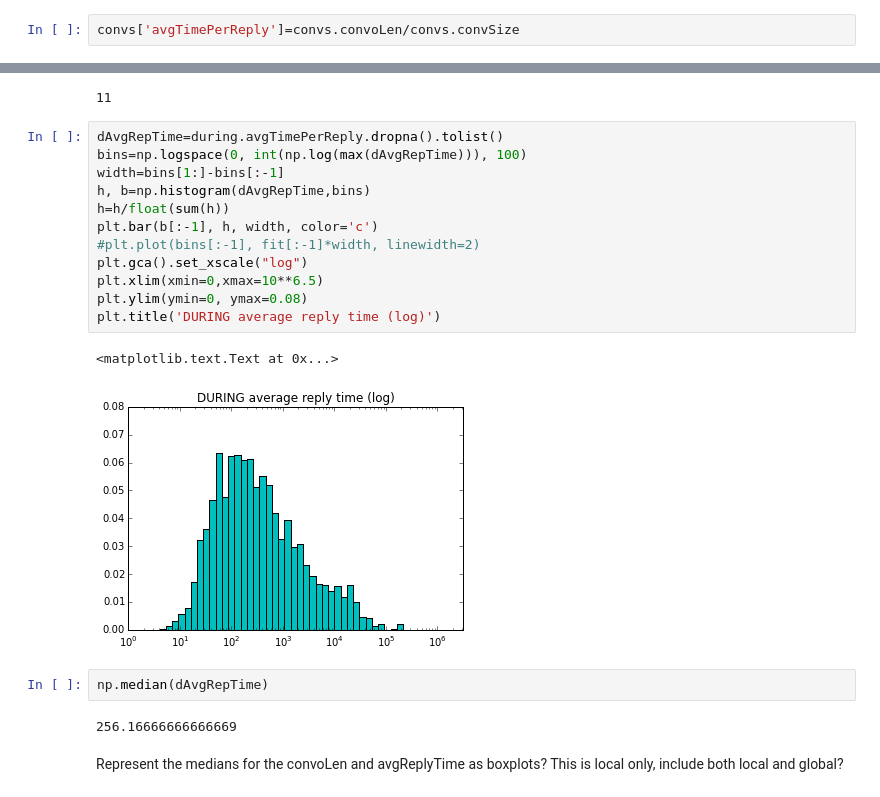
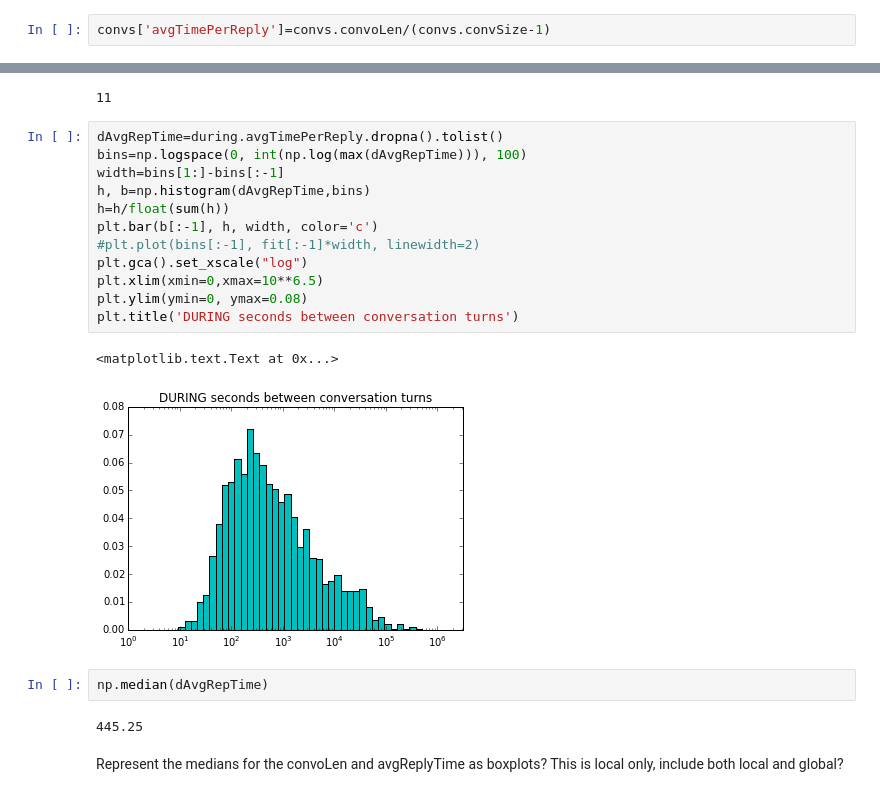
Before and after one commit to marinkala/ReplyNetworks, a Jupyter notebook: bbConversationAnalysis.ipynb, the cells around one changed output, grey strips where cells are left out. Cells and saved outputs as stored; diff of their text form.

```diff
--- a/bbConversationAnalysis.ipynb
+++ b/bbConversationAnalysis.ipynb
@@ -60,2 +62,2 @@ max(convs.userSetLen)
 # %%
-convs['avgTimePerReply']=convs.convoLen/convs.convSize
+convs['avgTimePerReply']=convs.convoLen/(convs.convSize-1)
@@ -222,22 +226,22 @@ max(during.userSetLen)
 # %%
 dAvgRepTime=during.avgTimePerReply.dropna().tolist()
 bins=np.logspace(0, int(np.log(max(dAvgRepTime))), 100)
 width=bins[1:]-bins[:-1]
 h, b=np.histogram(dAvgRepTime,bins)
 h=h/float(sum(h))
 plt.bar(b[:-1], h, width, color='c')
 #plt.plot(bins[:-1], fit[:-1]*width, linewidth=2)
 plt.gca().set_xscale("log")
 plt.xlim(xmin=0,xmax=10**6.5)
 plt.ylim(ymin=0, ymax=0.08)
-plt.title('DURING average reply time (log)')
+plt.title('DURING seconds between conversation turns')
 # %% [output]
 <matplotlib.text.Text at 0x...>
-[figure, old version]
+[figure, new version]
 # %%
 np.median(dAvgRepTime)
 # %% [output]
-256.16666666666669
+445.25
 # %% [markdown]
 Represent the medians for the convoLen and avgReplyTime as boxplots? This is local only, include both local and global?
 # %% [markdown]
```
Also changed, not shown: parts of 11 cells of this notebook, 2 other files.
